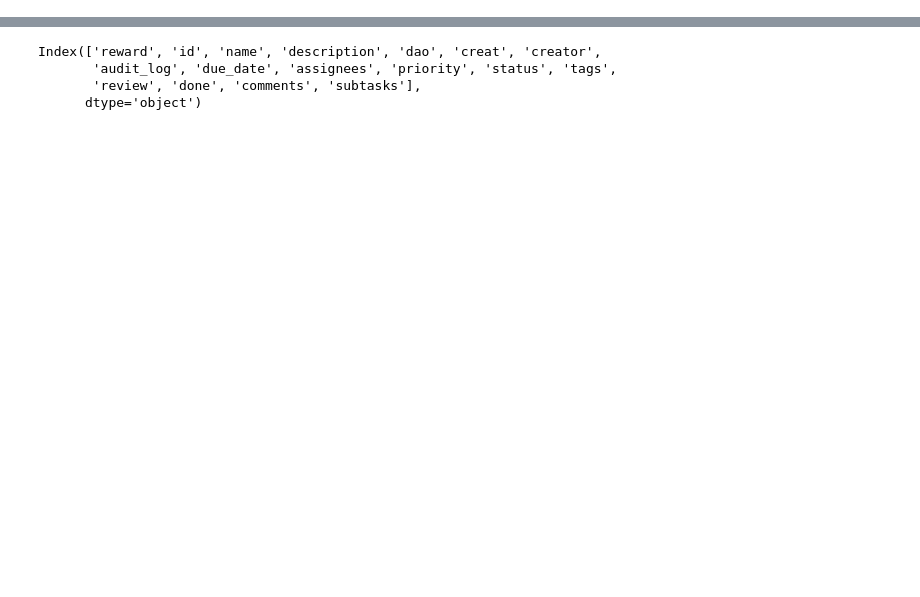
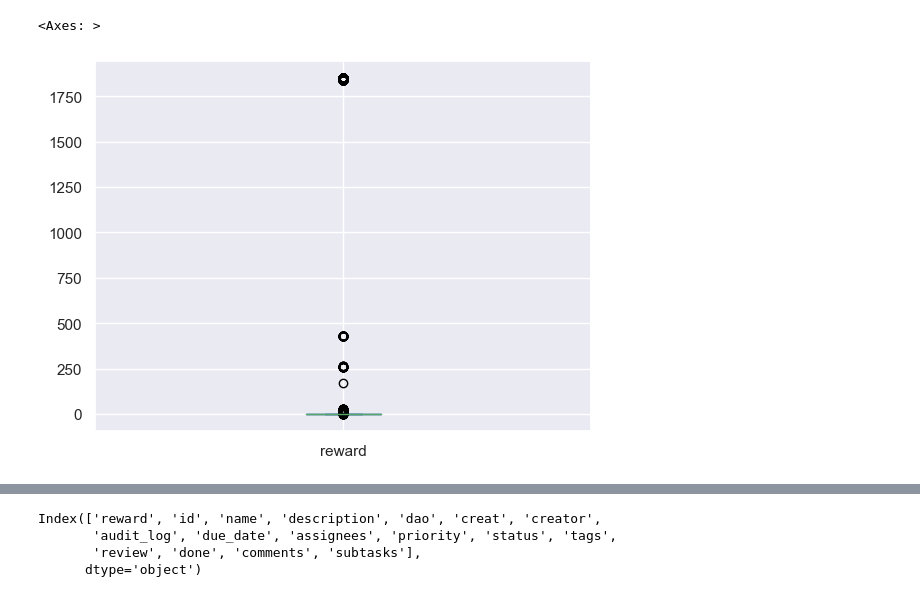
Before and after one commit to x2125001/WonderProject, a Jupyter notebook: bounty_regression.ipynb, the cells around one changed output, grey strips where cells are left out. Drawn from its saved outputs; the diff is of its cells as text; code cells hidden in the pictures; blank space fills up the shorter version.

```diff
--- a/bounty_regression.ipynb
+++ b/bounty_regression.ipynb
@@ -22,0 +49,5 @@ from statsmodels.tools.sm_exceptions import ConvergenceWarning
+# %%
+#drop the rewards column which is non-standadized
+data=data.drop(columns=['rewards'],axis=1)
+#checking missing_values
+data.isna().sum()
@@ -22,0 +115,6 @@ from statsmodels.tools.sm_exceptions import ConvergenceWarning
+# %%
+# now some EDA for reward, the first comes as the boxplot
+data['reward'].plot.box()
+# %% [output]
+<Axes: >
+[figure, added]
```
Also changed, not shown: parts of 54 cells of this notebook, 38 other files.
